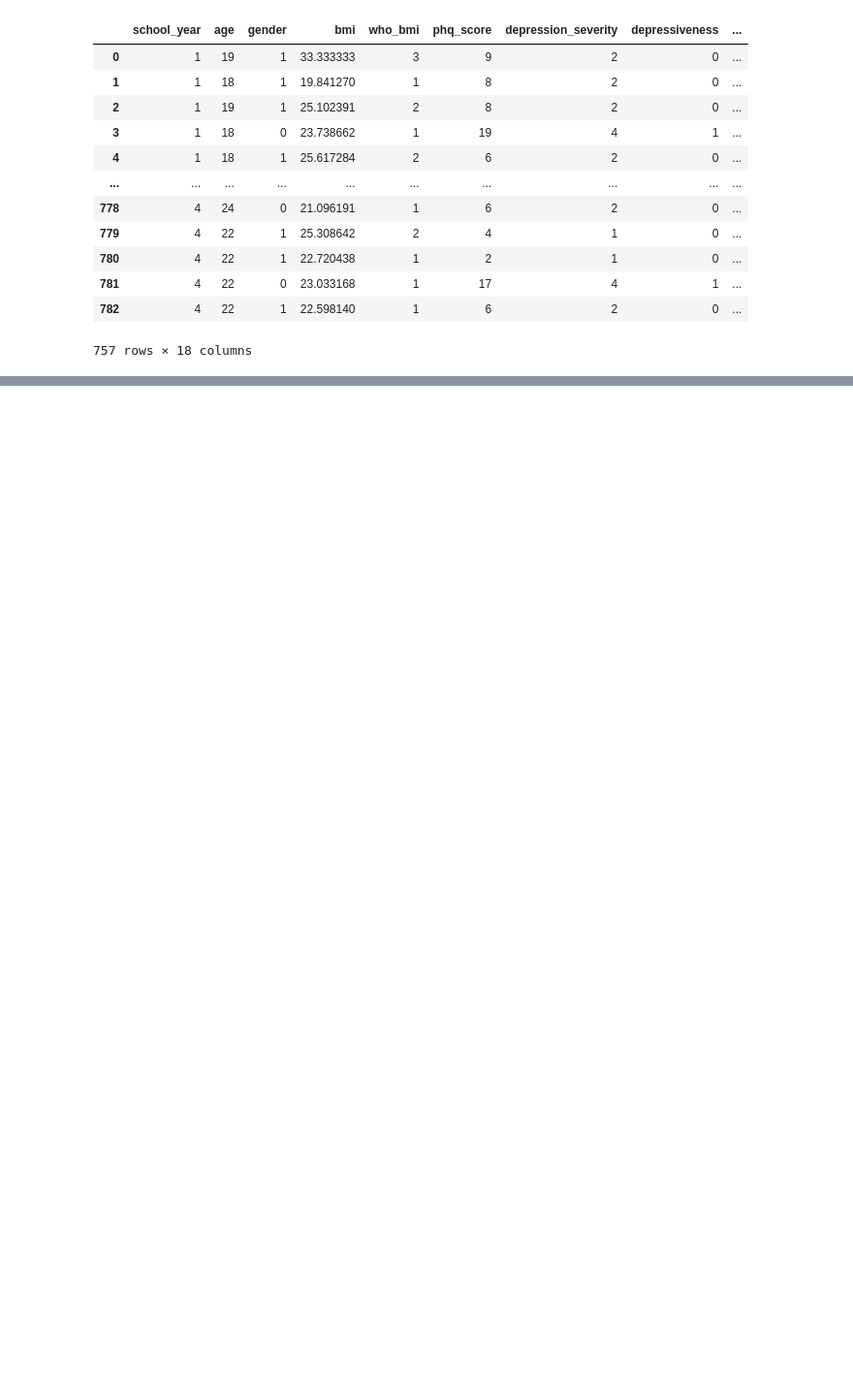
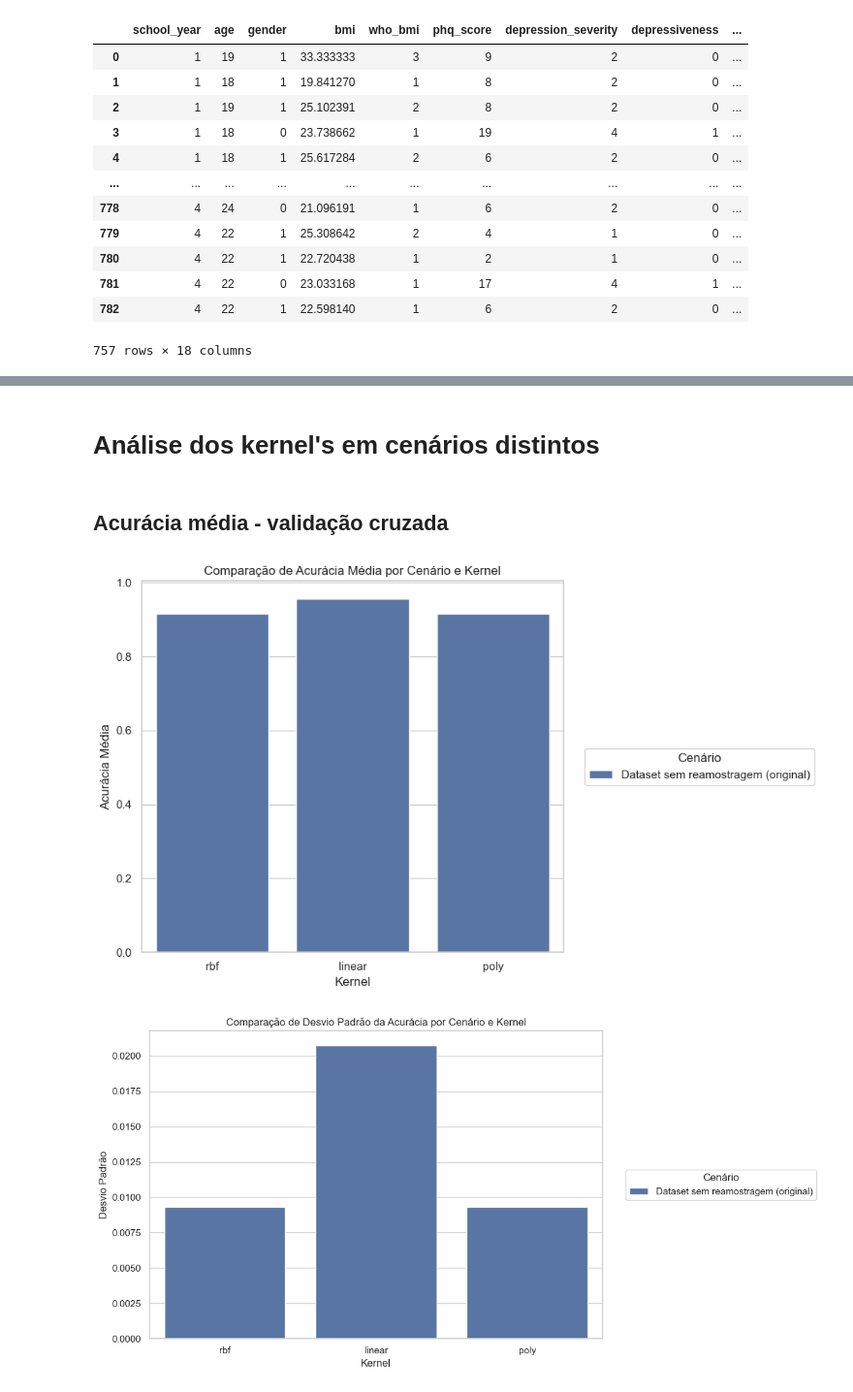
Before and after one commit to WesleydosSantos/machine-learning-tecnicas, a Jupyter notebook: Modelos/svm.ipynb, the cells around one changed output, grey strips where cells are left out. Shown at 97% size. Drawn from its saved outputs; the diff is of its cells as text; code cells hidden in the pictures; blank space fills up the shorter version.

Commit message:
reestructing and add tree kernels
linear, rbf and poly

```diff
--- a/Modelos/svm.ipynb
+++ b/Modelos/svm.ipynb
@@ -306,0 +240,3 @@ Desvio padrão da acurácia: 3.43%
+# %%
+# lista que armazena todas as acurácias média e desvio padrão, nos 3 cenários e kernel's
+results = []
@@ -306,0 +309,16 @@ Desvio padrão da acurácia: 3.43%
+# %%
+#Instanciando o modelo com kernel 'poly'
+svm = SVC(kernel='poly', random_state = 42)
+
+svm.fit(X_train, y_train)
+
+y_pred = svm.predict(X_test)
+
+#avaliando o modelo com o cross-validation
+cv_scores = cross_val_score(svm, X_train, y_train, cv = 10, scoring='accuracy')
+
+print('Relatório do modelo\n\n', classification_report(y_test, y_pred))
+print(f"Acurácia média da validação cruzada: {cv_scores.mean() * 100:.2f}%")
+print(f"Desvio padrão da acurácia: {cv_scores.std() * 100:.2f}%")
+
+results.append({'Cenário': 'Dataset sem reamostragem (original)', 'Kernel': 'poly', 'Acurácia Média': cv_scores.mean(), 'Desvio Padrão': cv_scores.std()})
@@ -306,0 +540,32 @@ Desvio padrão da acurácia: 3.43%
+# %% [markdown]
+# Análise dos kernel's em cenários distintos
+# %%
+results_df = pd.DataFrame(results)
+# %% [markdown]
+## Acurácia média - validação cruzada
+# %%
+# Configurar o estilo do gráfico
+sns.set(style="whitegrid")
+
+# Gráfico de Acurácia Média
+plt.figure(figsize=(10, 6))
+sns.barplot(x="Kernel", y="Acurácia Média", hue="Cenário", data=results_df)
+plt.title("Comparação de Acurácia Média por Cenário e Kernel")
+plt.xlabel("Kernel")
+plt.ylabel("Acurácia Média")
+plt.legend(title="Cenário",loc='center left', bbox_to_anchor=(1.05, 0.5), borderaxespad=0.)
+plt.tight_layout()
+plt.show()
+
+# Gráfico de Desvio Padrão da Acurácia
+plt.figure(figsize=(12, 6))
+sns.barplot(x="Kernel", y="Desvio Padrão", hue="Cenário", data=results_df)
+plt.title("Comparação de Desvio Padrão da Acurácia por Cenário e Kernel")
+plt.xlabel("Kernel")
+plt.ylabel("Desvio Padrão")
+plt.legend(title="Cenário",loc='center left', bbox_to_anchor=(1.05, 0.5), borderaxespad=0.)
+plt.tight_layout()
+plt.show()
+# %% [output]
+[figure, added]
+[figure, added]
```
Also changed, not shown: parts of 69 cells of this notebook.
